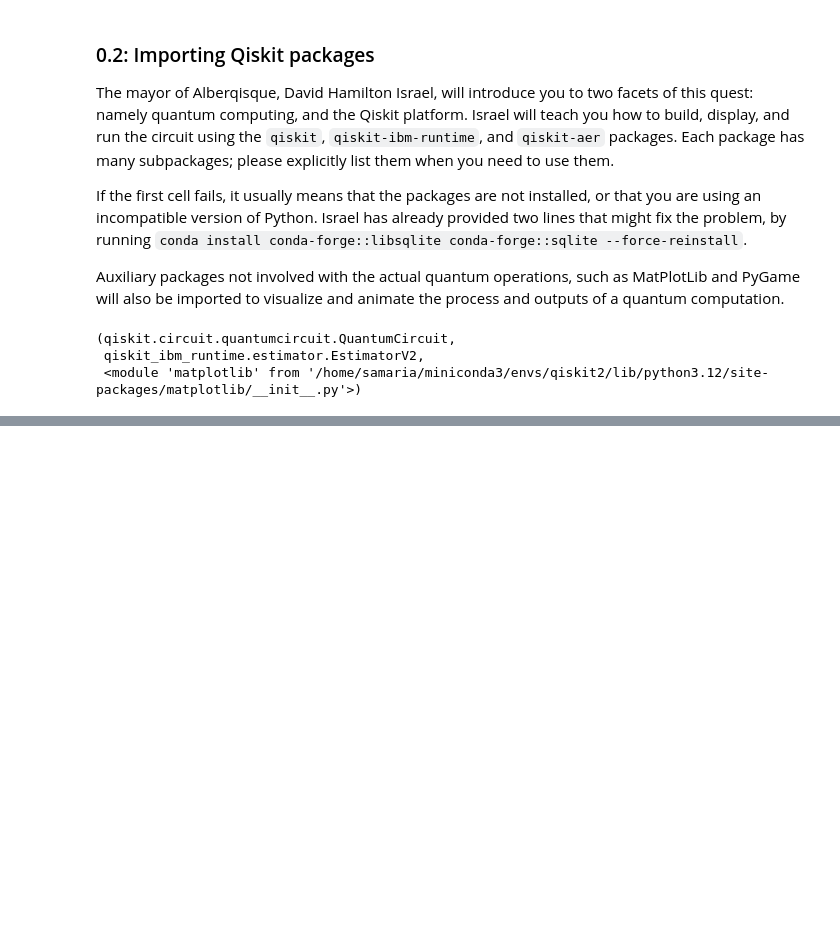
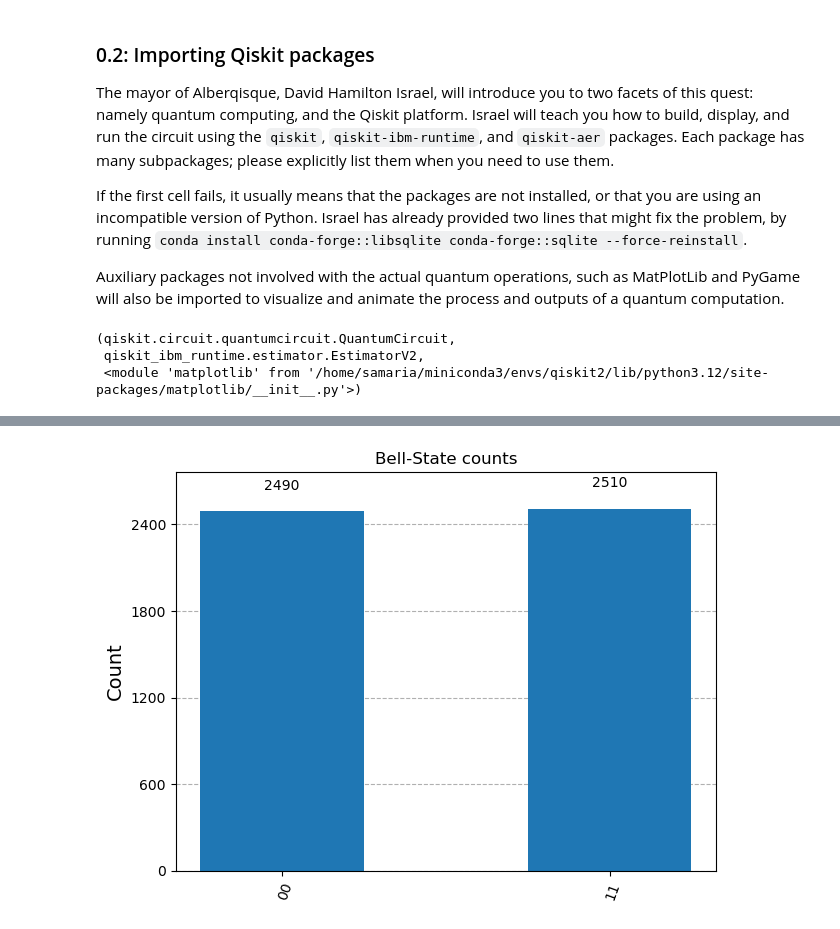
Before and after one commit to mulliganaceous/Alberqisque, a Jupyter notebook: tutorial1.ipynb, the cells around one changed output, grey strips where cells are left out. Saved outputs shown, nothing was run; the diff lists cells and outputs as text; code cells hidden in the pictures; blank space fills up the shorter version.

```diff
--- a/tutorial1.ipynb
+++ b/tutorial1.ipynb
@@ -147,0 +204,15 @@ IBMNotAuthorizedError: '401 Client Error: Unauthorized for url: https://auth.qua
+# %%
+# Use the Aer Simulator as our easy backend.
+simulator = AerSimulator()
+
+# Transpile the circuit
+aer_circuit = transpile(qc, simulator)
+aer_circuit.draw("mpl")
+
+# Run the circuit, easy mode
+job = simulator.run(aer_circuit, shots=5000)
+job_result = job.result()
+counts = job_result.get_counts(aer_circuit)
+plot_histogram(counts, title='Bell-State counts')
+# %% [output]
+[figure, added]
```
Also changed, not shown: parts of 24 cells of this notebook.
